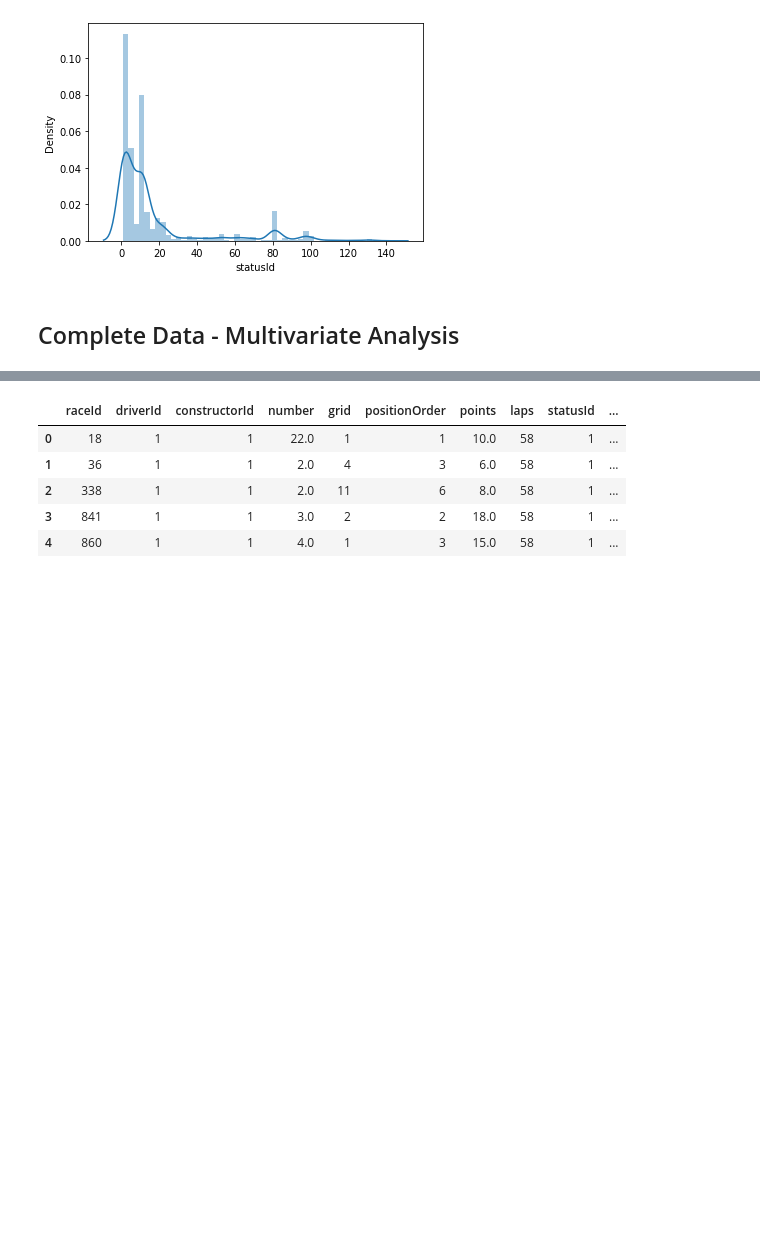
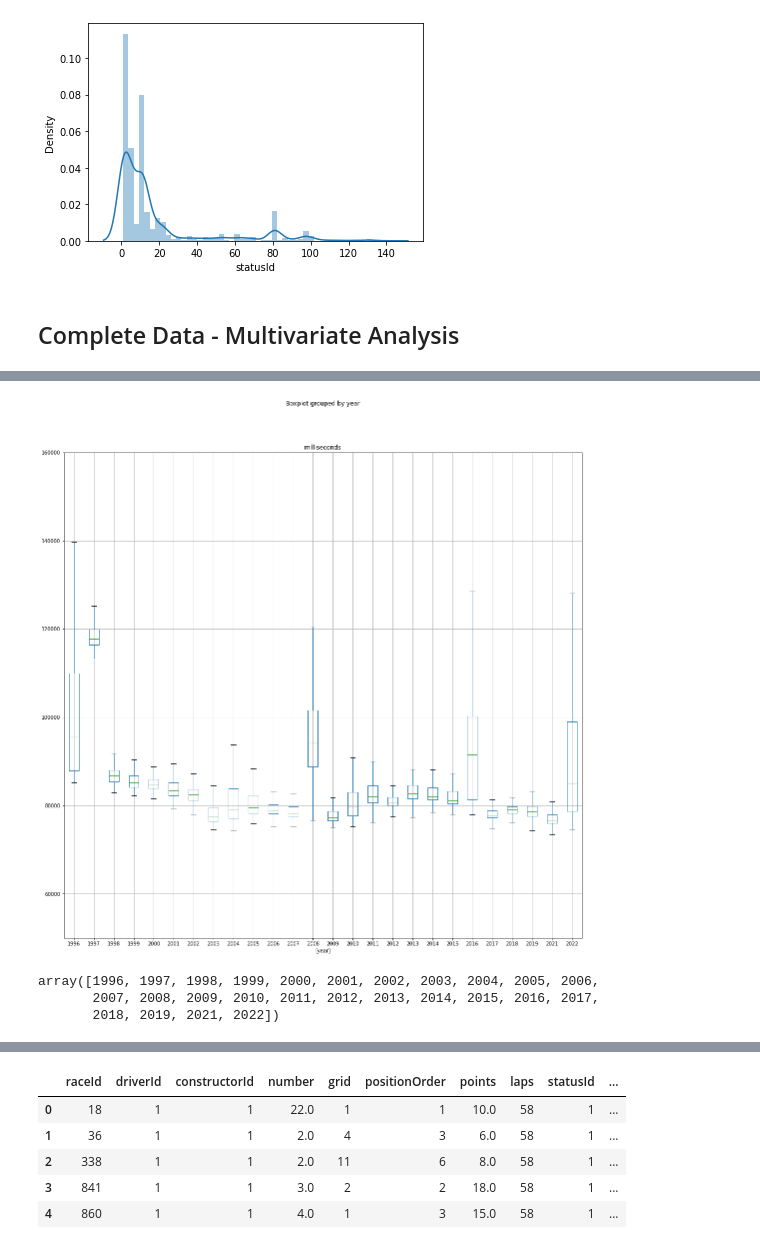
Before and after one commit to fberrosp/F1---EDA---Grand-Prix-Analysis, a Jupyter notebook: f1-eda-grand-prix-analysis.ipynb, the cells around one changed output, grey strips where cells are left out. Drawn from its saved outputs; the diff is of its cells as text; code cells hidden in the pictures; blank space fills up the shorter version.

Commit message:
Kaggle Notebook | F1 - EDA - Grand Prix Analysis | Version 5

```diff
--- a/f1-eda-grand-prix-analysis.ipynb
+++ b/f1-eda-grand-prix-analysis.ipynb
@@ -330,0 +412,5 @@ df = df.drop(["nationality", "country"], axis = 1)
+# %%
+lap_races_merge = pd.merge(lap_times.copy().drop(["time"], axis = 1), races, on = "raceId")
+lap_races_circuits_merge = pd.merge(lap_races_merge, circuits.copy().drop(["circuitRef", "location", "lat", "lng", "alt", "url"], axis = 1), on = "circuitId")
+lap_races_circuits_merge.rename(columns = {"name_x": "grandPrixName", "name_y": "circuitName"}, inplace = True)
+lap_races_circuits_merge
@@ -330,0 +441,4 @@ df = df.drop(["nationality", "country"], axis = 1)
+# %%
+current_circuit = lap_races_circuits_merge[lap_races_circuits_merge["circuitId"] == 6]
+current_circuit = current_circuit.sort_values(by = ["year"])
+current_circuit
@@ -330,0 +459,15 @@ df = df.drop(["nationality", "country"], axis = 1)
+# %%
+
+current_circuit[["milliseconds", "year"]].boxplot(by = "year", figsize = (18,18), showfliers = False)
+
+plt.ylim(50000, 160000)
+
+plt.show()
+# %% [output]
+[figure, added]
+# %%
+current_circuit.year.unique()
+# %% [output]
+array([1996, 1997, 1998, 1999, 2000, 2001, 2002, 2003, 2004, 2005, 2006,
+       2007, 2008, 2009, 2010, 2011, 2012, 2013, 2014, 2015, 2016, 2017,
+       2018, 2019, 2021, 2022])
```
Also changed, not shown: parts of 43 cells of this notebook.
